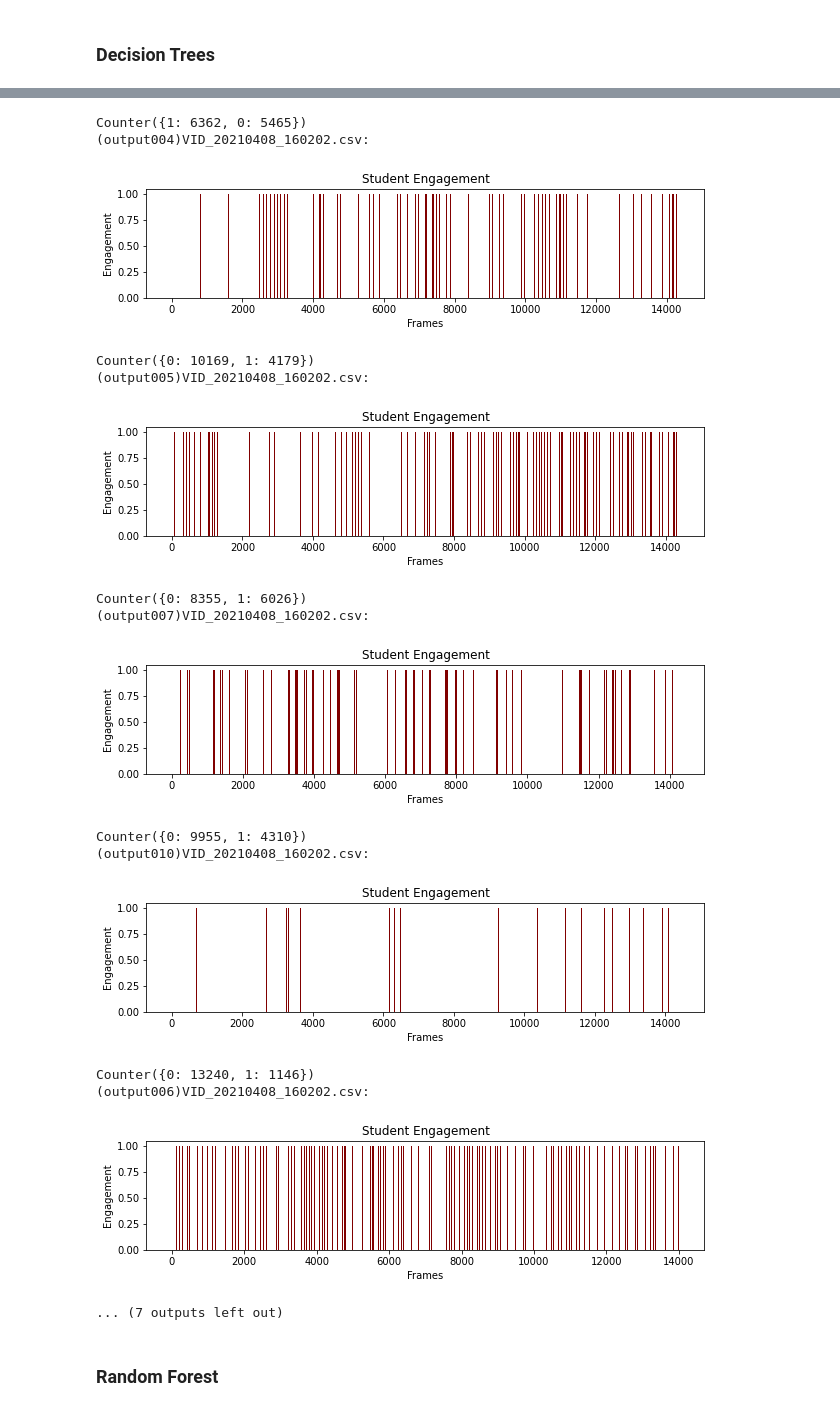
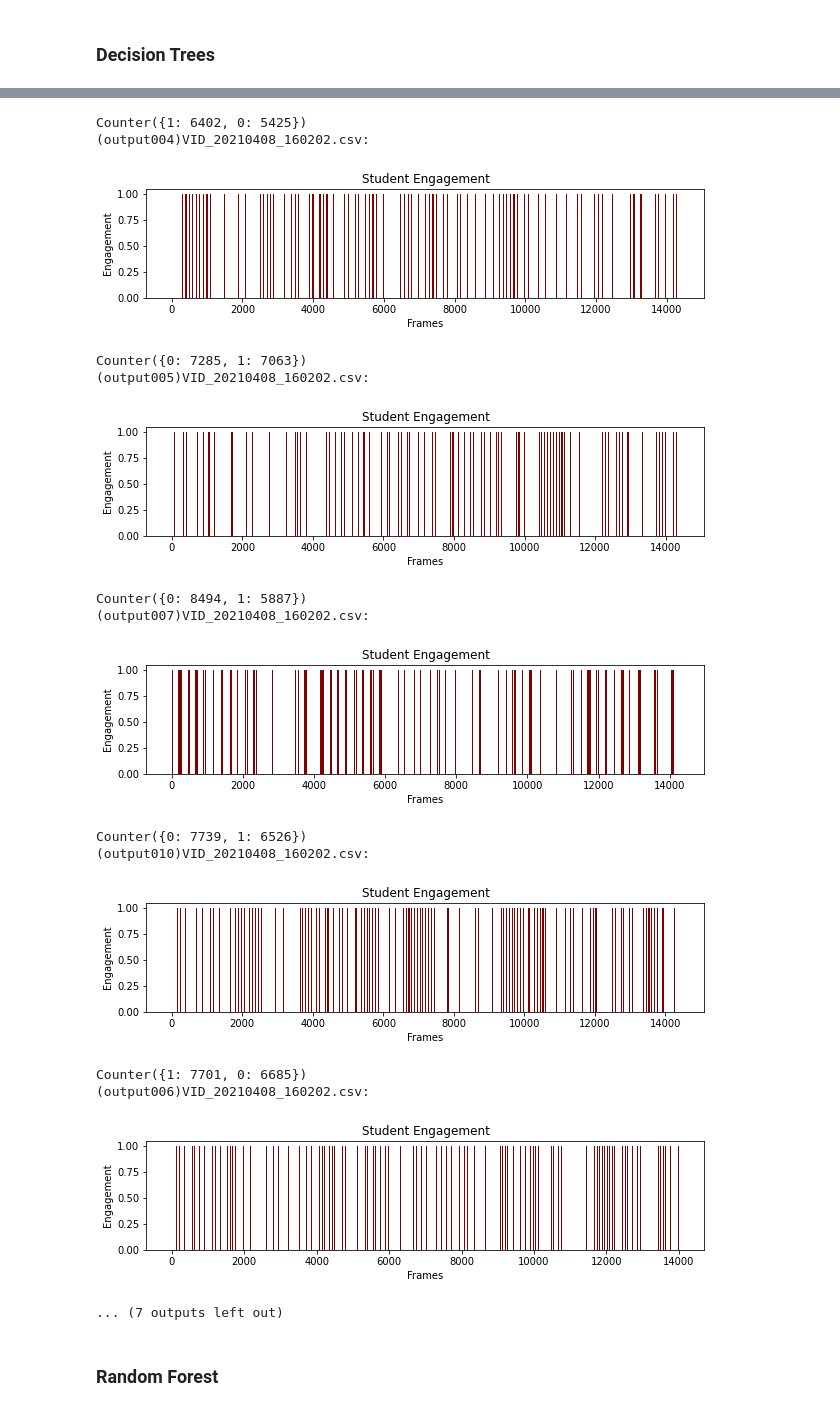
Before and after one commit to prashanth21S/EngagementClassification2021, a Jupyter notebook: Testing.ipynb, the cells around one changed output, grey strips where cells are left out. Drawn from its saved outputs; the diff is of its cells as text; code cells hidden in the pictures.

```diff
--- a/Testing.ipynb
+++ b/Testing.ipynb
@@ -110,11 +110,14 @@ Counter({1: 2874, 0: 1704})
 # %%
 path = r'./processed/testing' # use your path
 all_files = glob.glob(path + "/*.csv")
+scaler = StandardScaler()
 
 for filename in all_files:
     df = pd.read_csv(filename, index_col=None, header=0)
     x_train=df
     x_train=x_train[feat]
+    model = scaler.fit(x_train)
+    x_train = model.transform(x_train)
     fileNameActual=filename.replace("./processed/testing/","")
     mj = joblib.load('./models/model_joblib_decision_tree')
     y_pred = mj.predict(x_train)
@@ -137,18 +140,18 @@ for filename in all_files:
-Counter({1: 6362, 0: 5465})
+Counter({1: 6402, 0: 5425})
 (output004)VID_20210408_160202.csv:
-[figure, old version]
+[figure, new version]
-Counter({0: 10169, 1: 4179})
+Counter({0: 7285, 1: 7063})
 (output005)VID_20210408_160202.csv:
-[figure, old version]
+[figure, new version]
-Counter({0: 8355, 1: 6026})
+Counter({0: 8494, 1: 5887})
 (output007)VID_20210408_160202.csv:
-[figure, old version]
+[figure, new version]
-Counter({0: 9955, 1: 4310})
+Counter({0: 7739, 1: 6526})
 (output010)VID_20210408_160202.csv:
-[figure, old version]
+[figure, new version]
-Counter({0: 13240, 1: 1146})
+Counter({1: 7701, 0: 6685})
 (output006)VID_20210408_160202.csv:
-[figure, old version]
+[figure, new version]
 ... (7 outputs left out)
 # %% [markdown]
 ### Random Forest
```
Also changed, not shown: parts of 2 cells of this notebook, 4 other files.
